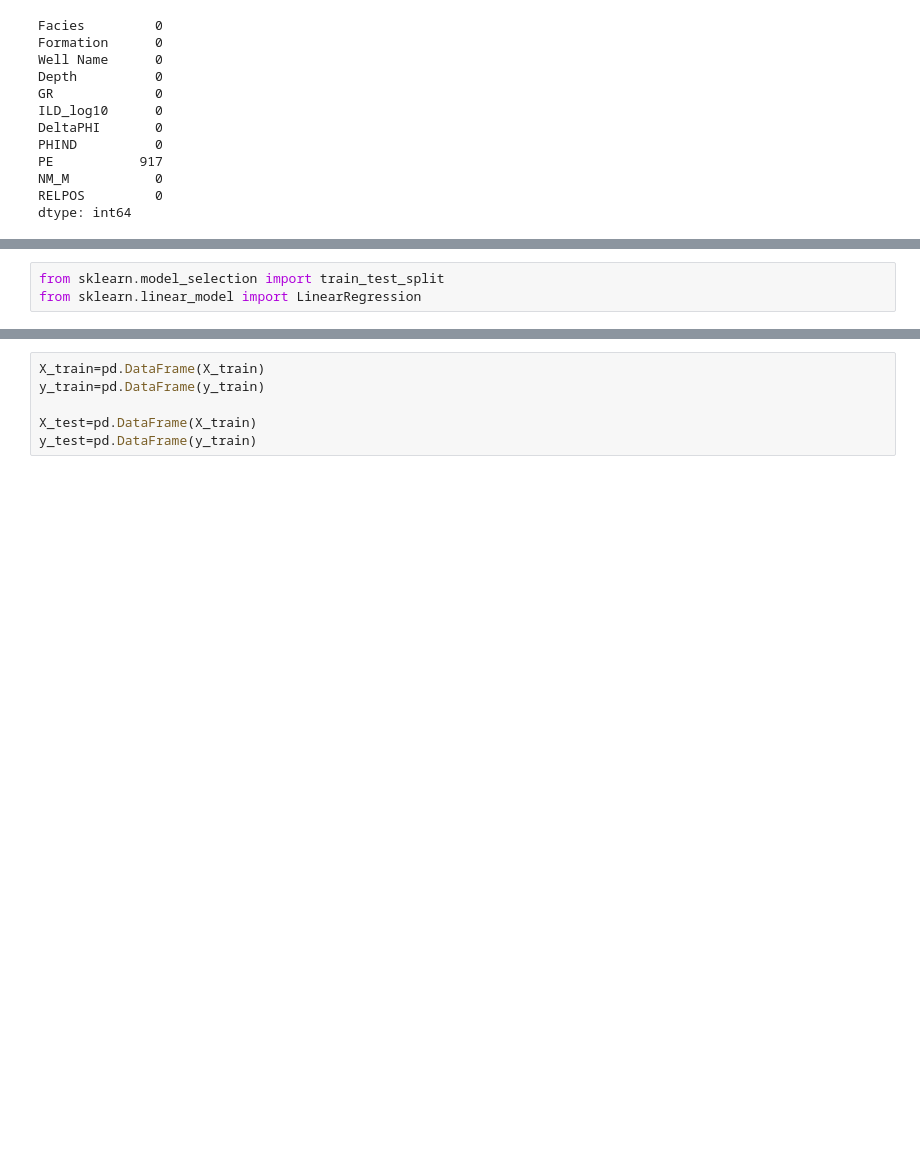
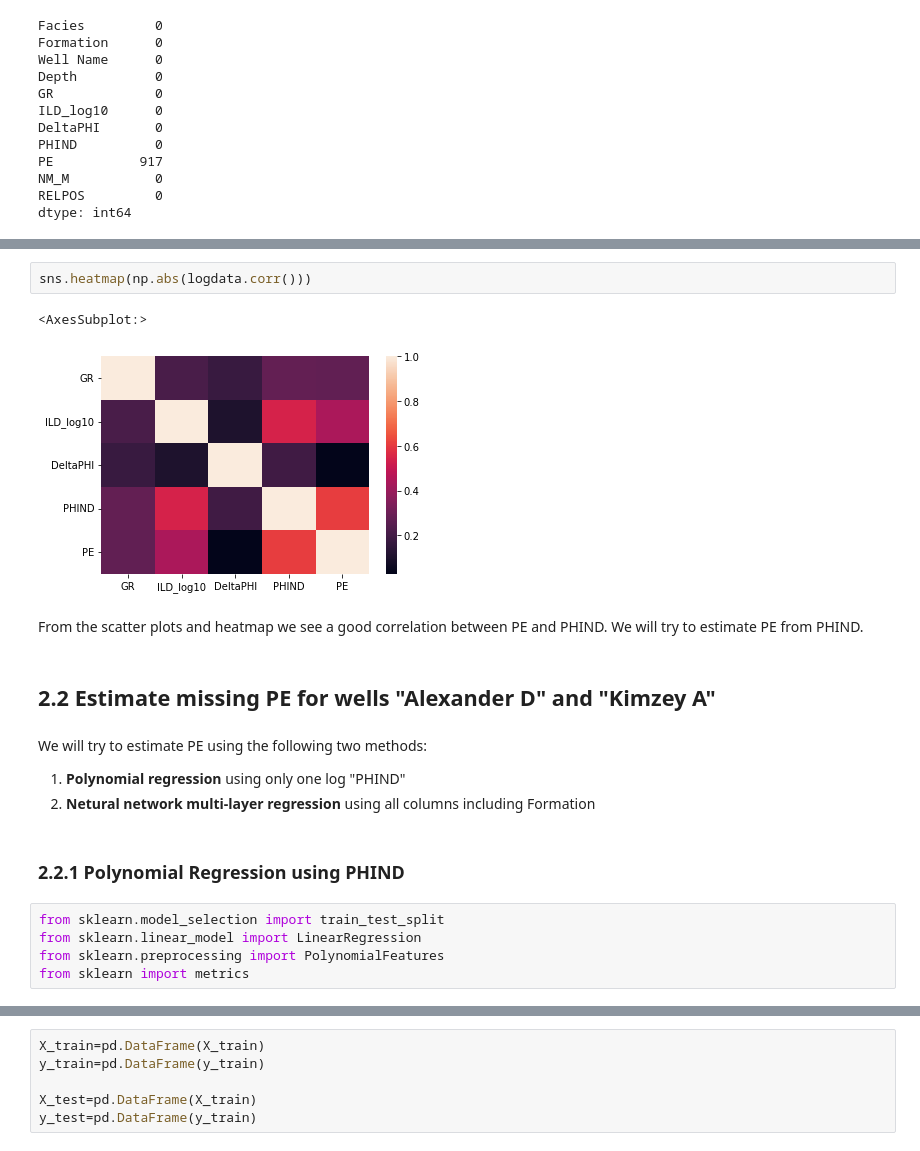
Before and after one commit to hyuanster/Capstone_Project_2_Rocks_Facies_Classification, a Jupyter notebook: Facies_prediction.ipynb, the cells around one changed output, grey strips where cells are left out. Saved outputs shown, nothing was run; the diff lists cells and outputs as text; blank space fills up the shorter version.

```diff
--- a/Facies_prediction.ipynb
+++ b/Facies_prediction.ipynb
@@ -297,3 +290,20 @@ A linear regression model seems to be able to work here. But before building the
+# %%
+sns.heatmap(np.abs(logdata.corr()))
+# %% [output]
+<AxesSubplot:>
+[figure, added]
+# %% [markdown]
+From the scatter plots and heatmap we see a good correlation between PE and PHIND. We will try to estimate PE from PHIND.
+# %% [markdown]
+## 2.2 Estimate missing PE for wells "Alexander D" and "Kimzey A"
+# %% [markdown]
+We will try to estimate PE using the following two methods:
+1. **Polynomial regression** using only one log "PHIND"
+2. **Netural network multi-layer regression** using all columns including Formation
+# %% [markdown]
+### 2.2.1 Polynomial Regression using PHIND
 # %%
 from sklearn.model_selection import train_test_split
 from sklearn.linear_model import LinearRegression
+from sklearn.preprocessing import PolynomialFeatures
+from sklearn import metrics
```
Also changed, not shown: parts of 89 cells of this notebook.
